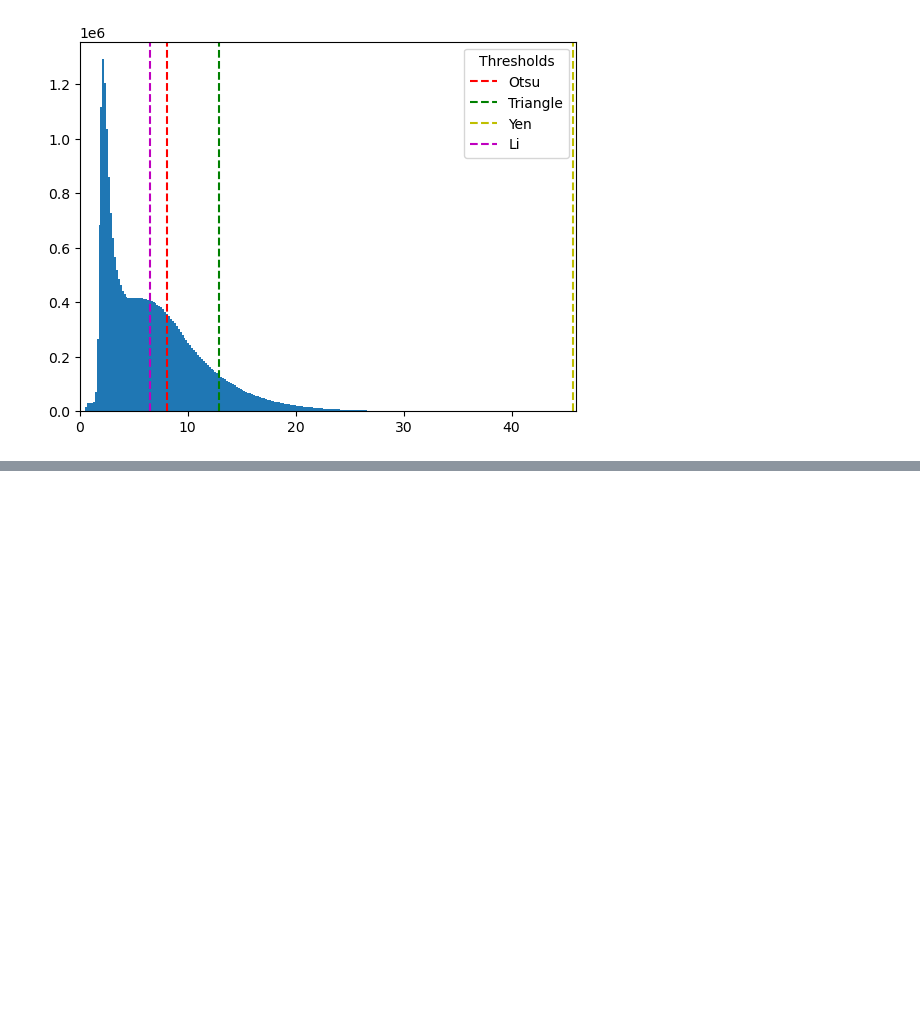
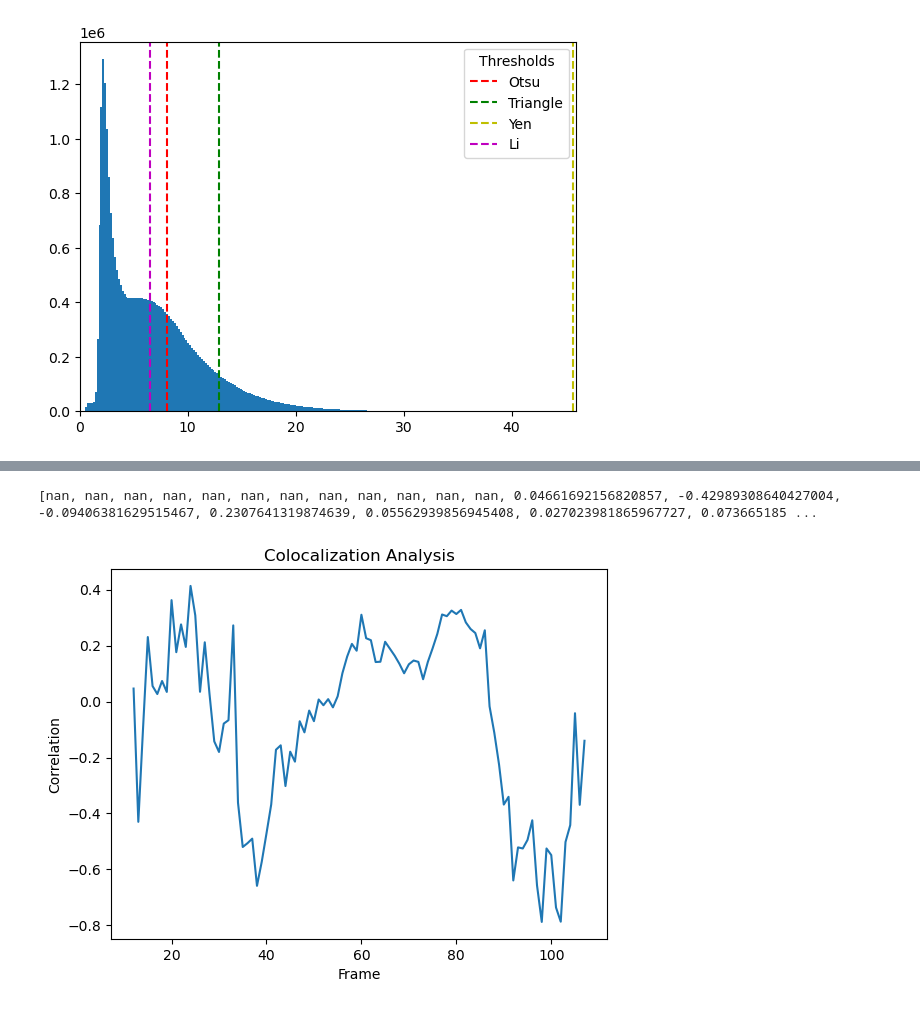
Before and after one commit to gmalagonv/confocal, a Jupyter notebook: analysis_notebooks/colocalization_test.ipynb, the cells around one changed output, grey strips where cells are left out. Saved outputs shown, nothing was run; the diff lists cells and outputs as text; code cells hidden in the pictures; blank space fills up the shorter version.

Commit message:
correlation

```diff
--- a/analysis_notebooks/colocalization_test.ipynb
+++ b/analysis_notebooks/colocalization_test.ipynb
@@ -169,0 +181,21 @@ imwrite(path, zyx,
+# %%
+ch0 = stack_list_deconv[0] #
+ch1 = stack_list_deconv[1] #
+ch2 = stack_list_deconv[2] #
+
+mask_ch0 = mask_list_deconv[0]
+mask_ch1 = mask_list_deconv[1]
+mask_ch2 = mask_list_deconv[2]
+
+mask = (mask_ch1 | mask_ch2).astype(bool)
+
+# series 1, channel 0, deconv iter 4
+r_per_frame = []
+for z in range(ch1.shape[0]):
+    ch1_f, ch2_f, mask_f = ch1[z], ch2[z], mask[z]
+    print(mask_f.sum())
+    if mask_f.sum() < 500:  # skip nearly empty frames
+        r_per_frame.append(np.nan)
+        continue
+    r = np.corrcoef(ch1_f[mask_f], ch2_f[mask_f])[0, 1]
+    r_per_frame.append(r)
@@ -169,0 +220,12 @@ imwrite(path, zyx,
+# %%
+print(r_per_frame)
+
+plt.figure()
+plt.plot(r_per_frame)
+plt.xlabel('Frame')
+plt.ylabel('Correlation')
+plt.title('Colocalization Analysis')
+plt.show()
+# %% [output]
+[nan, nan, nan, nan, nan, nan, nan, nan, nan, nan, nan, nan, 0.04661692156820857, -0.42989308640427004, -0.09406381629515467, 0.2307641319874639, 0.05562939856945408, 0.027023981865967727, 0.073665185 ...
+[figure, added]
```
Also changed, not shown: parts of 4 cells of this notebook, 2 other files.
